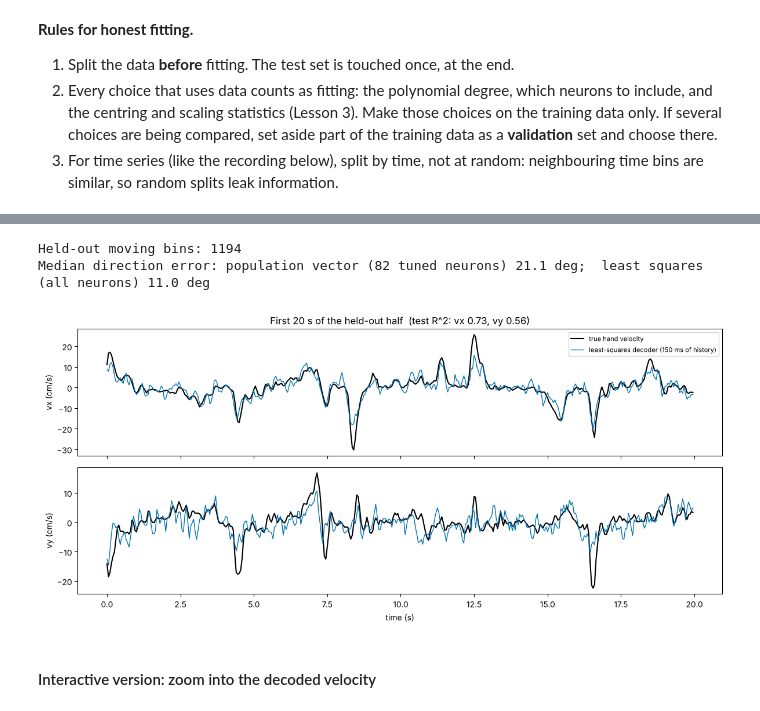
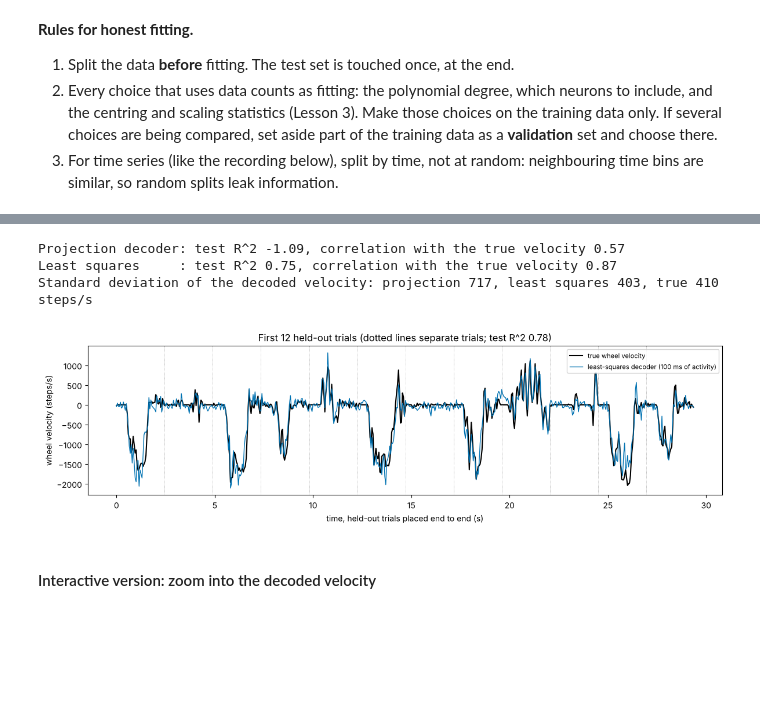
Before and after one commit to peter-adepoju/math-neuro-ml, a Jupyter notebook: week2/lesson5/Lesson5_Teaching_Notebook.ipynb, the cells around one changed output, grey strips where cells are left out. Cells and saved outputs as stored; diff of their text form; code cells hidden in the pictures; blank space fills up the shorter version.

```diff
--- a/week2/lesson5/Lesson5_Teaching_Notebook.ipynb
+++ b/week2/lesson5/Lesson5_Teaching_Notebook.ipynb
@@ -709,11 +727,11 @@ The design matrix is **rank-deficient**: one neuron never fires in the training
 # %%
-# Step 2: drop the silent neuron, fit by least squares, test on the second half
-keep = rates[train].std(axis=0) > 0
-X = np.column_stack([np.ones(n_bins), rates[:, keep]])            # shape (15536, 171)
-print(f"After dropping it: {X.shape[1]} columns, rank {np.linalg.matrix_rank(X[train])}, condition number {np.linalg.cond(X[train]):.1e}")
+# Step 2: drop the silent neurons, fit by least squares, test on the second half
+keep = R_tr.std(axis=0) > 0
+X_tr = np.column_stack([np.ones(len(y_tr)), R_tr[:, keep]])             # (8550, 438)
+X_te = np.column_stack([np.ones(len(y_te)), R_te[:, keep]])
+print(f"After dropping them: {X_tr.shape[1]} columns, rank {np.linalg.matrix_rank(X_tr)}, condition number {np.linalg.cond(X_tr):.1e}")
 
-B_hat = np.linalg.lstsq(X[train], vel[train], rcond=None)[0]       # shape (171, 2): one column of weights per velocity component
-pred_test = X[test] @ B_hat
-print("Training R^2 (vx, vy):", np.round(r_squared(vel[train], X[train] @ B_hat), 3))
-print("Test R^2     (vx, vy):", np.round(r_squared(vel[test], pred_test), 3))
+beta_hat = np.linalg.lstsq(X_tr, y_tr, rcond=None)[0]                  # (438,) weights, steps/s per (spike/s)
+pred_te = X_te @ beta_hat
+print(f"Training R^2: {r_squared(y_tr, X_tr @ beta_hat):.3f}   Test R^2: {r_squared(y_te, pred_te):.3f}")
 # %% [output]
@@ -751,48 +769,33 @@ Lesson 4 decoded movement **direction** with the population vector. To compare f
 # %%
-B3, X3, Y3, tr3, te3 = results[3]
-pred3 = X3[te3] @ B3
-moving_te = np.linalg.norm(Y3[te3], axis=1) > 10                 # held-out bins with hand speed > 10 cm/s
-
-def angle_error(pred, true):
-    d = np.arctan2(pred[:, 1], pred[:, 0]) - np.arctan2(true[:, 1], true[:, 0])
-    return np.abs((np.degrees(d) + 180) % 360 - 180)
-
-err_ls = angle_error(pred3[moving_te], Y3[te3][moving_te])
-
-# Population vector from Lesson 4, fitted on the training half
-speed = np.linalg.norm(vel, axis=1)
-dir_index = np.round((np.degrees(np.arctan2(vel[:, 1], vel[:, 0])) % 360) / 45).astype(int) % 8
-theta8 = np.radians(np.arange(0, 360, 45)); D8 = np.vstack([np.cos(theta8), np.sin(theta8)])
-tuning = np.stack([rates[train & (speed > 10) & (dir_index == k)].mean(axis=0) for k in range(8)], axis=1)   # (171, 8)
-base = tuning.mean(axis=1); cen = tuning - base[:, None]
-E_all = cen @ D8.T / 4; model = E_all @ D8
-nrm = np.linalg.norm(cen, axis=1) * np.linalg.norm(model, axis=1)
-tuned = np.where(nrm > 0, (cen * model).sum(axis=1) / np.where(nrm > 0, nrm, 1), 0) > 0.8
-g = np.linalg.norm(E_all[tuned], axis=1); U = E_all[tuned] / g[:, None]
-D_pv = (2 / tuned.sum()) * (U / g[:, None]).T
-avg3 = (rates[2:] + rates[1:-1] + rates[:-2]) / 3                 # causal 3-bin average, aligned with X3's rows
-pv_out = (avg3[te3][moving_te][:, tuned] - base[tuned]) @ D_pv.T
-err_pv = angle_error(pv_out, Y3[te3][moving_te])
-
-print(f"Held-out moving bins: {moving_te.sum()}")
-print(f"Median direction error: population vector ({tuned.sum()} tuned neurons) {np.median(err_pv):.1f} deg;  least squares (all neurons) {np.median(err_ls):.1f} deg")
+Rk_tr, Rk_te = R_tr[:, keep], R_te[:, keep]
+b_enc = Rk_tr.mean(axis=0)                                               # (437,) baselines, spikes/s
+v_c = y_tr - y_tr.mean()
+e_enc = (Rk_tr - b_enc).T @ v_c / (v_c @ v_c)                           # (437,) encoding slopes, spikes/s per (step/s)
+pred_proj = y_tr.mean() + (Rk_te - b_enc) @ e_enc / (e_enc @ e_enc)     # the Lesson 2/4 projection decoder
+print(f"Projection decoder: test R^2 {r_squared(y_te, pred_proj):.2f}, correlation with the true velocity {np.corrcoef(pred_proj, y_te)[0, 1]:.2f}")
+print(f"Least squares     : test R^2 {r_squared(y_te, pred_te):.2f}, correlation with the true velocity {np.corrcoef(pred_te, y_te)[0, 1]:.2f}")
+print(f"Standard deviation of the decoded velocity: projection {pred_proj.std():.0f}, least squares {pred_te.std():.0f}, true {y_te.std():.0f} steps/s")
 # %% [output]
-Held-out moving bins: 1194
-Median direction error: population vector (82 tuned neurons) 21.1 deg;  least squares (all neurons) 11.0 deg
+Projection decoder: test R^2 -1.09, correlation with the true velocity 0.57
+Least squares     : test R^2 0.75, correlation with the true velocity 0.87
+Standard deviation of the decoded velocity: projection 717, least squares 403, true 410 steps/s
 # %%
-fig, axes = plt.subplots(2, 1, figsize=(12, 5.6), sharex=True)
-t_axis = np.arange(400) * 0.05
-for ax, k, name in zip(axes, [0, 1], ['vx', 'vy']):
-    ax.plot(t_axis, Y3[te3][:400, k], color='black', lw=1.5, label='true hand velocity')
-    ax.plot(t_axis, pred3[:400, k], color=PALETTE[0], lw=1, label='least-squares decoder (150 ms of history)')
-    ax.set_ylabel(f'{name} (cm/s)')
-axes[0].legend(fontsize=8, loc='upper right')
-axes[0].set_title(f'First 20 s of the held-out half  (test R^2: vx {r_squared(Y3[te3], pred3)[0]:.2f}, vy {r_squared(Y3[te3], pred3)[1]:.2f})')
-axes[1].set_xlabel('time (s)')
+B2, X2_te, y2_te = results[2]
+pred2 = X2_te @ B2
+n_show = 12                                                              # first 12 held-out trials, 49 bins each
+t_axis = np.arange(n_show * 49) * BIN
+fig, ax = plt.subplots(figsize=(12, 3.6))
+ax.plot(t_axis, y2_te[:n_show * 49], color='black', lw=1.5, label='true wheel velocity')
+ax.plot(t_axis, pred2[:n_show * 49], color=PALETTE[0], lw=1, label='least-squares decoder (100 ms of activity)')
+for k in range(1, n_show):
+    ax.axvline(k * 49 * BIN, color='grey', lw=0.5, ls=':')
+ax.set_xlabel('time, held-out trials placed end to end (s)'); ax.set_ylabel('wheel velocity (steps/s)')
+ax.set_title(f'First {n_show} held-out trials (dotted lines separate trials; test R^2 {r_squared(y2_te, pred2):.2f})')
+ax.legend(fontsize=8, loc='upper right')
 plt.tight_layout()
 plt.show()
 # %% [output]
-[figure, old version]
+[figure, new version]
 # %% [markdown]
 #### Interactive version: zoom into the decoded velocity
 # %%
```
Also changed, not shown: parts of 10 cells of this notebook, 1 other file.
